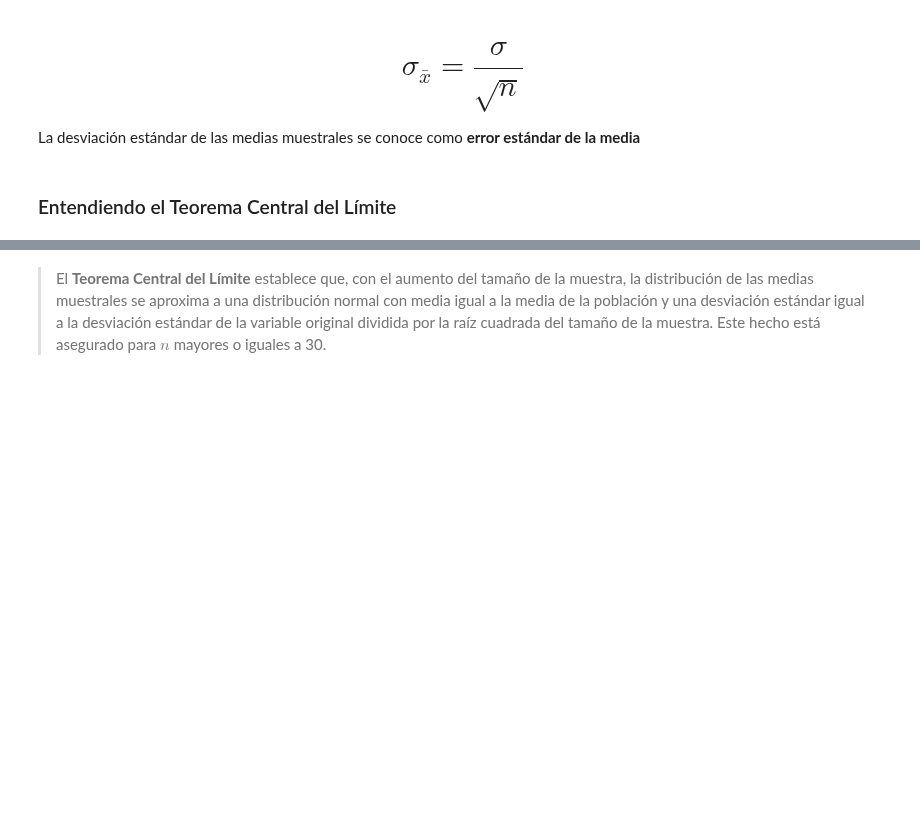
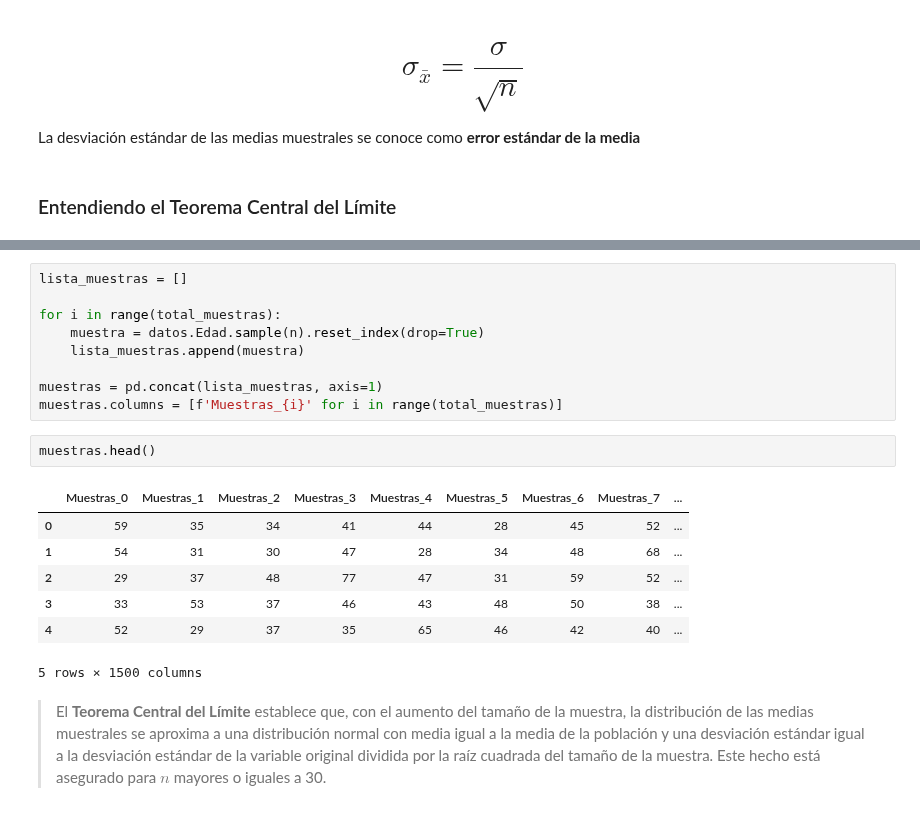
Before and after one commit to r2x4/machine_alura_oracle, a Jupyter notebook: probabilidad_y_muestreo/Inicial.ipynb, the cells around one changed output, grey strips where cells are left out. Saved outputs shown, nothing was run; the diff lists cells and outputs as text; blank space fills up the shorter version.

```diff
--- a/probabilidad_y_muestreo/Inicial.ipynb
+++ b/probabilidad_y_muestreo/Inicial.ipynb
@@ -1050,3 +1135,22 @@ La desviación estándar de las medias muestrales se conoce como **error estánd
+# %%
+lista_muestras = []
+
+for i in range(total_muestras):
+    muestra = datos.Edad.sample(n).reset_index(drop=True)
+    lista_muestras.append(muestra)
+
+muestras = pd.concat(lista_muestras, axis=1)
+muestras.columns = [f'Muestras_{i}' for i in range(total_muestras)]
+# %%
+muestras.head()
+# %% [output]
+|  | Muestras_0 | Muestras_1 | Muestras_2 | Muestras_3 | Muestras_4 | Muestras_5 | Muestras_6 | Muestras_7 | ... |
+| 0 | 59 | 35 | 34 | 41 | 44 | 28 | 45 | 52 | ... |
+| 1 | 54 | 31 | 30 | 47 | 28 | 34 | 48 | 68 | ... |
+| 2 | 29 | 37 | 48 | 77 | 47 | 31 | 59 | 52 | ... |
+| 3 | 33 | 53 | 37 | 46 | 43 | 48 | 50 | 38 | ... |
+| 4 | 52 | 29 | 37 | 35 | 65 | 46 | 42 | 40 | ... |
+5 rows × 1500 columns
 # %% [markdown]
 > El **Teorema Central del Límite** establece que, con el aumento del tamaño de la muestra, la distribución de las medias muestrales se aproxima a una distribución normal con media igual a la media de la población y una desviación estándar igual a la desviación estándar de la variable original dividida por la raíz cuadrada del tamaño de la muestra. Este hecho está asegurado para $n$ mayores o iguales a 30.
 # %% [markdown]
```
Also changed, not shown: parts of 16 cells of this notebook.
